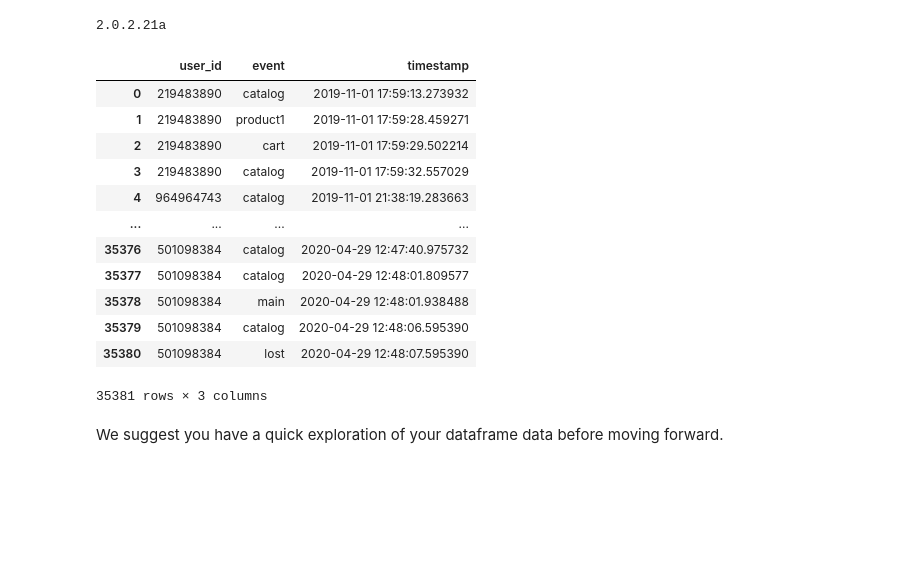
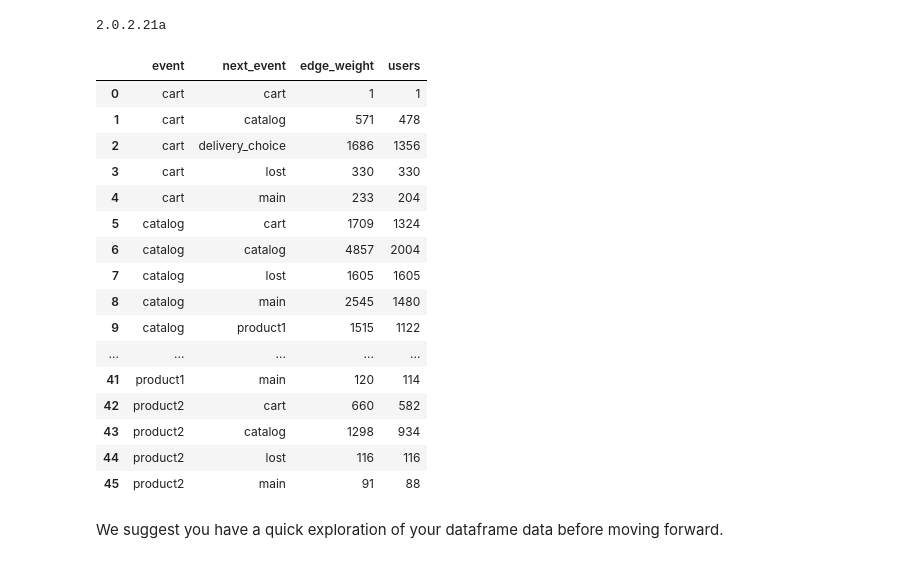
Before and after one commit to retentioneering/retentioneering-tools-2-archive, a Jupyter notebook: graph_tutorial.ipynb, the cells around one changed output. Saved outputs shown, nothing was run; the diff lists cells and outputs as text; code cells hidden in the pictures; blank space fills up the shorter version.

```diff
--- a/graph_tutorial.ipynb
+++ b/graph_tutorial.ipynb
@@ -47,22 +47,35 @@ retentioneering.config.update({
     'event_col':'event',
     'event_time_col':'timestamp',
 })
-# %%
-data
-# %% [output]
-|  | user_id | event | timestamp |
-| 0 | 219483890 | catalog | 2019-11-01 17:59:13.273932 |
-| 1 | 219483890 | product1 | 2019-11-01 17:59:28.459271 |
-| 2 | 219483890 | cart | 2019-11-01 17:59:29.502214 |
-| 3 | 219483890 | catalog | 2019-11-01 17:59:32.557029 |
-| 4 | 964964743 | catalog | 2019-11-01 21:38:19.283663 |
-| ... | ... | ... | ... |
-| 35376 | 501098384 | catalog | 2020-04-29 12:47:40.975732 |
-| 35377 | 501098384 | catalog | 2020-04-29 12:48:01.809577 |
-| 35378 | 501098384 | main | 2020-04-29 12:48:01.938488 |
-| 35379 | 501098384 | catalog | 2020-04-29 12:48:06.595390 |
-| 35380 | 501098384 | lost | 2020-04-29 12:48:07.595390 |
-35381 rows × 3 columns
+# %%
+edgelist = data.rete.get_graph_edgelist(
+    weight_cols=['user_id'],
+    norm_type=None,
+)
+edgelist.rename(columns={'user_id': 'users'}, inplace=True)
+newlist  = data.rete.get_graph_nodelist(
+    cols=['user_id']
+)
+newlist.rename(columns={'user_id': 'users'}, inplace=True)
+edgelist
+# %% [output]
+|  | event | next_event | edge_weight | users |
+| 0 | cart | cart | 1 | 1 |
+| 1 | cart | catalog | 571 | 478 |
+| 2 | cart | delivery_choice | 1686 | 1356 |
+| 3 | cart | lost | 330 | 330 |
+| 4 | cart | main | 233 | 204 |
+| 5 | catalog | cart | 1709 | 1324 |
+| 6 | catalog | catalog | 4857 | 2004 |
+| 7 | catalog | lost | 1605 | 1605 |
+| 8 | catalog | main | 2545 | 1480 |
+| 9 | catalog | product1 | 1515 | 1122 |
+| ... | ... | ... | ... | ... |
+| 41 | product1 | main | 120 | 114 |
+| 42 | product2 | cart | 660 | 582 |
+| 43 | product2 | catalog | 1298 | 934 |
+| 44 | product2 | lost | 116 | 116 |
+| 45 | product2 | main | 91 | 88 |
 # %% [markdown]
 We suggest you have a quick exploration of your dataframe data before moving forward.
 # %% [markdown]
```
Also changed, not shown: parts of 2 cells of this notebook, 6 other files.
